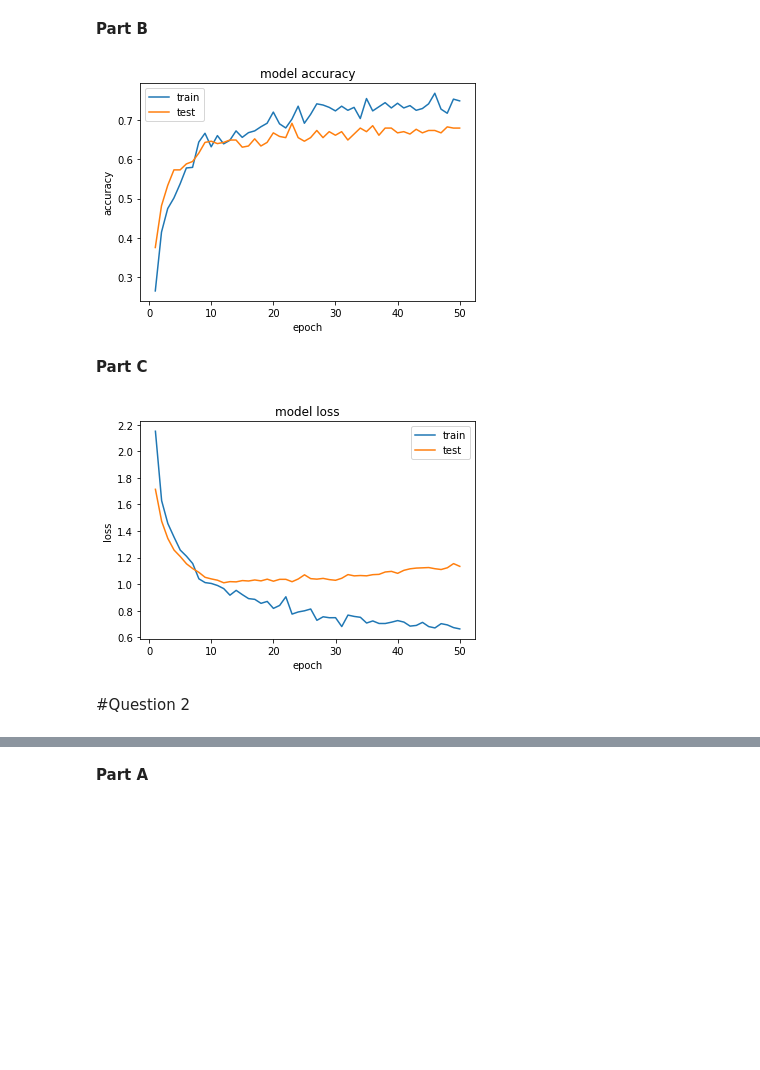
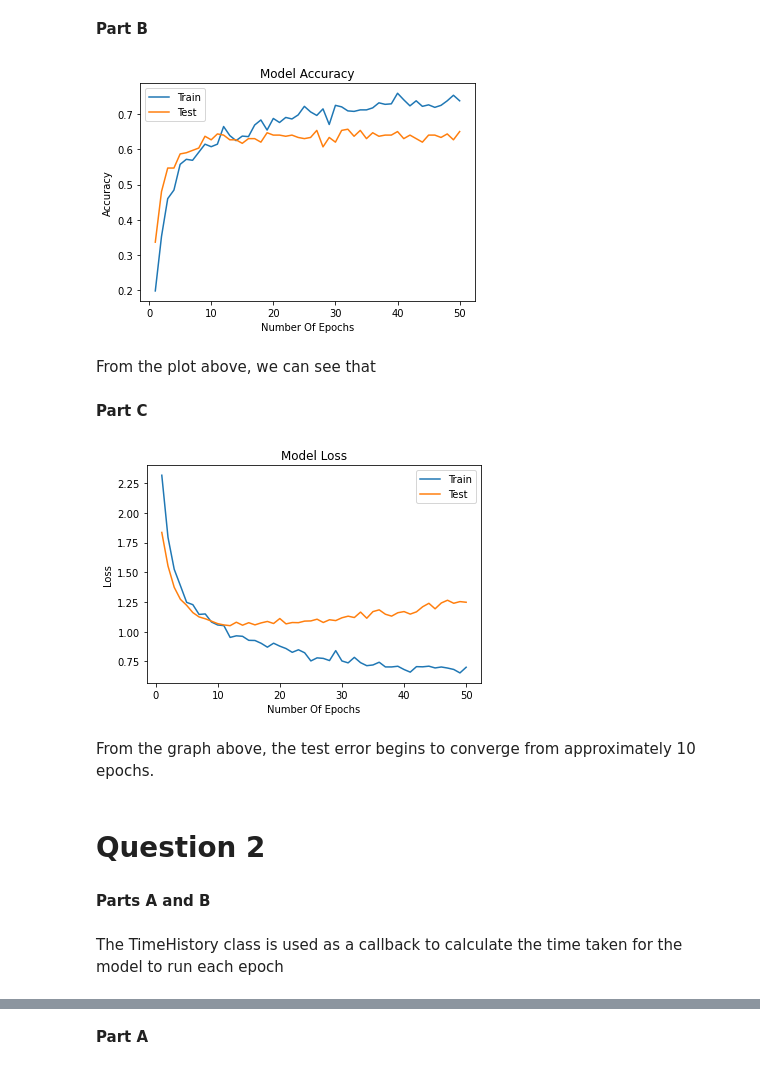
Before and after one commit to kirath2205/Neural-Network-Assignment-1, a Jupyter notebook: start_1a_Final.ipynb, the cells around one changed output, grey strips where cells are left out. Cells and saved outputs as stored; diff of their text form; code cells hidden in the pictures; blank space fills up the shorter version.

```diff
--- a/start_1a_Final.ipynb
+++ b/start_1a_Final.ipynb
@@ -99,7 +105,7 @@ def train_model(model,epochs,X_train,y_train,X_test,y_test,batch_size=1,callback
 # %%
 tf.keras.backend.clear_session()
 history={}
-model=build_model(total_classes = 10, input_shape = X_train[0].shape, number_of_hidden_neurons = 16)
-history=train_model(model=model, epochs=50,X_train=X_train,y_train=y_train,X_test=X_test,y_test=y_test)
+model = build_model(total_classes = 10, input_shape = X_train[0].shape, number_of_hidden_neurons = 16, optimizer="adam", dropout_probability=0.3)
+history = train_model(model = model, epochs = 50,X_train = X_train,y_train = y_train,X_test = X_test,y_test = y_test, batch_size=1)
 # %% [output]
 Epoch 1/50
@@ -127,23 +133,31 @@ plt.plot(epochs,history.history['accuracy'])
 plt.plot(epochs,history.history['val_accuracy'])
 plt.title('Model Accuracy')
 plt.ylabel('Accuracy')
-plt.xlabel('Epochs')
-plt.legend(['train', 'test'], loc='upper left')
+plt.xlabel('Number Of Epochs')
+plt.legend(['Train', 'Test'], loc='upper left')
 plt.show()
 # %% [output]
-[figure, old version]
+[figure, new version]
+# %% [markdown]
+From the plot above, we can see that
 # %% [markdown]
 **Part C**
 # %%
 epochs=[x for x in range(1,51)]
 plt.plot(epochs,history.history['loss'])
 plt.plot(epochs,history.history['val_loss'])
 plt.title('Model Loss')
-plt.ylabel('loss')
-plt.xlabel('epoch')
-plt.legend(['train', 'test'], loc='upper right')
+plt.ylabel('Loss')
+plt.xlabel('Number Of Epochs')
+plt.legend(['Train', 'Test'], loc='upper right')
 plt.show()
 # %% [output]
-[figure, old version]
+[figure, new version]
+# %% [markdown]
+From the graph above, the test error begins to converge from approximately 10 epochs.
 # %% [markdown]
-#Question 2
+# Question 2
+# %% [markdown]
+**Parts A and B**
+# %% [markdown]
+The TimeHistory class is used as a callback to calculate the time taken for the model to run each epoch
```
Also changed, not shown: parts of 74 cells of this notebook.
